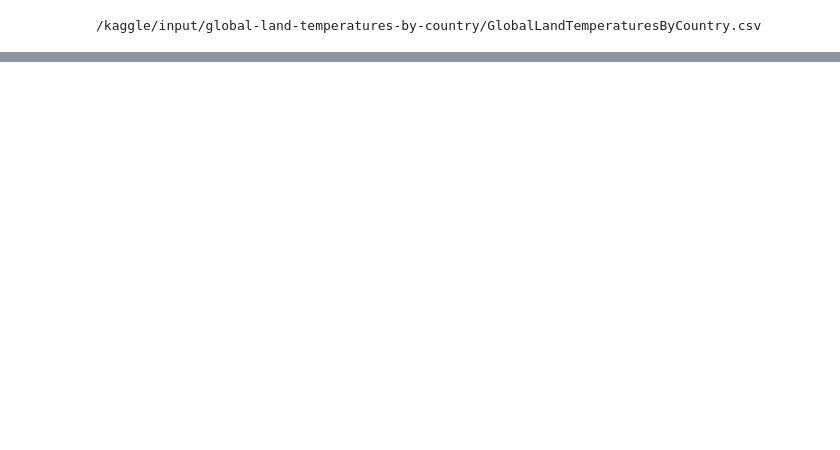
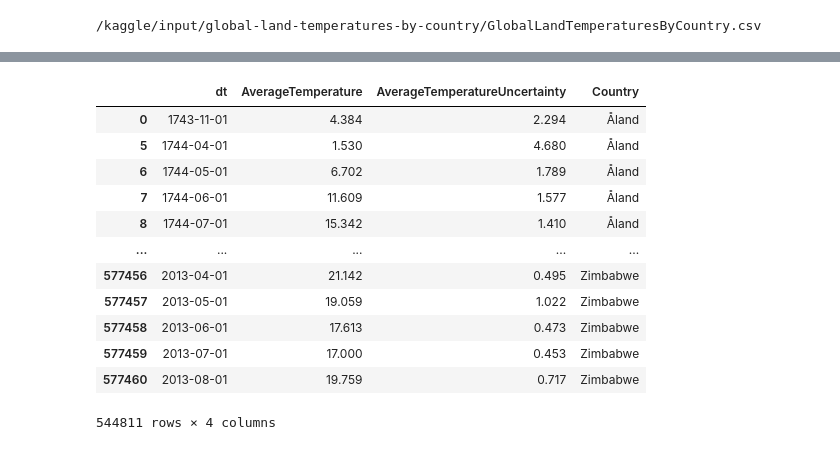
Before and after one commit to mamar/Land_Temperatures_By_Country, a Jupyter notebook: global-temperatures-by-country.ipynb, the cells around one changed output, grey strips where cells are left out. Saved outputs shown, nothing was run; the diff lists cells and outputs as text; code cells hidden in the pictures; blank space fills up the shorter version.

```diff
--- a/global-temperatures-by-country.ipynb
+++ b/global-temperatures-by-country.ipynb
@@ -20,0 +54,16 @@ for dirname, _, filenames in os.walk('/kaggle/input'):
+# %%
+df.dropna()
+# %% [output]
+|  | dt | AverageTemperature | AverageTemperatureUncertainty | Country |
+| 0 | 1743-11-01 | 4.384 | 2.294 | Åland |
+| 5 | 1744-04-01 | 1.530 | 4.680 | Åland |
+| 6 | 1744-05-01 | 6.702 | 1.789 | Åland |
+| 7 | 1744-06-01 | 11.609 | 1.577 | Åland |
+| 8 | 1744-07-01 | 15.342 | 1.410 | Åland |
+| ... | ... | ... | ... | ... |
+| 577456 | 2013-04-01 | 21.142 | 0.495 | Zimbabwe |
+| 577457 | 2013-05-01 | 19.059 | 1.022 | Zimbabwe |
+| 577458 | 2013-06-01 | 17.613 | 0.473 | Zimbabwe |
+| 577459 | 2013-07-01 | 17.000 | 0.453 | Zimbabwe |
+| 577460 | 2013-08-01 | 19.759 | 0.717 | Zimbabwe |
+544811 rows × 4 columns
```
Also changed, not shown: parts of 10 cells of this notebook.
